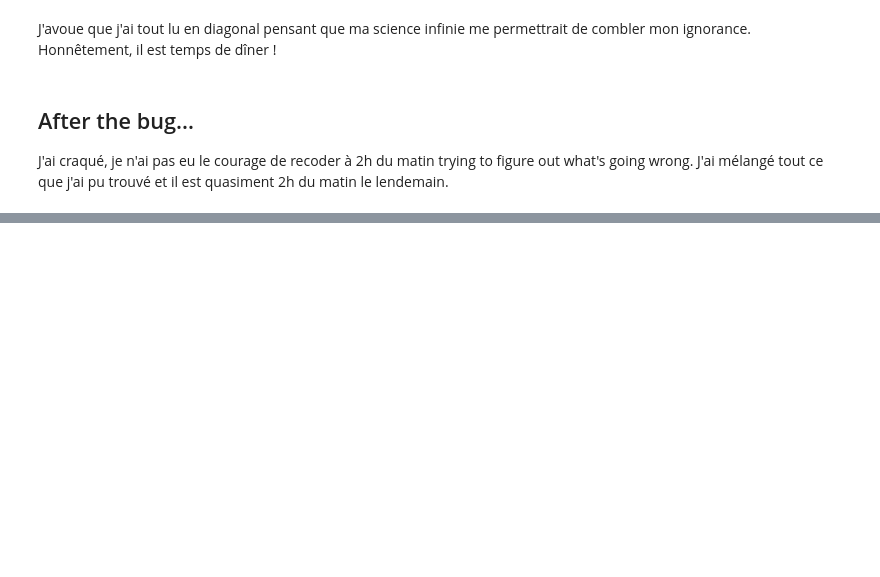
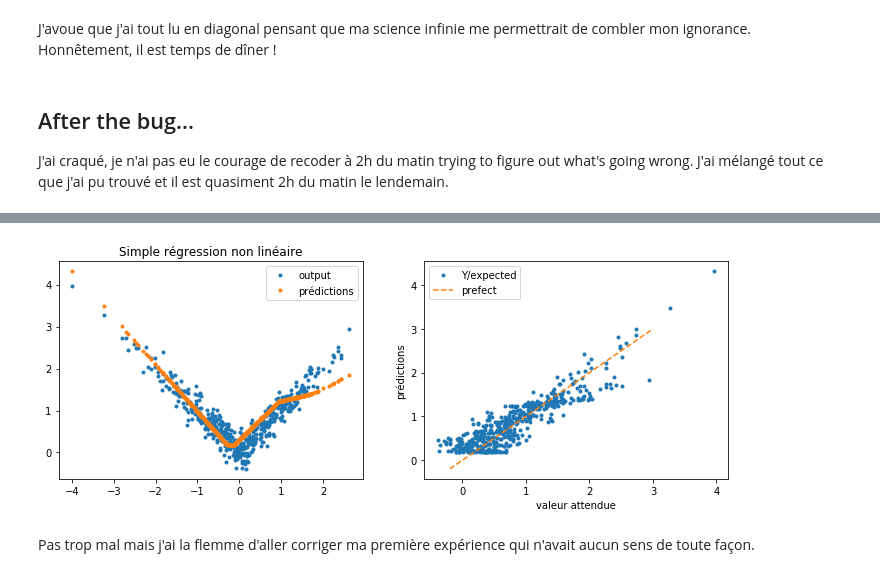
Before and after one commit to sdpython/ensae_teaching_dl, a Jupyter notebook: _doc/notebooks/101/400_backward.ipynb, the cells around one changed output, grey strips where cells are left out. Saved outputs shown, nothing was run; the diff lists cells and outputs as text; code cells hidden in the pictures; blank space fills up the shorter version.

```diff
--- a/_doc/notebooks/101/400_backward.ipynb
+++ b/_doc/notebooks/101/400_backward.ipynb
@@ -329,0 +464,17 @@ Il ne reste plus qu'à voir si cela converge.
+# %%
+predictions = model(inputs)
+# %%
+fig, ax = plt.subplots(1, 2, figsize=(12, 4))
+ax[0].plot(list(inputs[:, 0]), list(targets[:, 0]), '.', label="output")
+ax[0].plot(list(inputs[:, 0]), list(predictions[:, 0]), '.', label="prédictions")
+ax[0].legend()
+ax[0].set_title("Simple régression non linéaire")
+ax[1].plot(list(targets[:, 0]), list(predictions[:, 0]), '.', label="Y/expected")
+ax[1].set_xlabel("valeur attendue")
+ax[1].set_ylabel("prédictions")
+ax[1].plot([-0.2, 3], [-0.2, 3], '--', label="prefect")
+ax[1].legend();
+# %% [output]
+[figure, added]
+# %% [markdown]
+Pas trop mal mais j'ai la flemme d'aller corriger ma première expérience qui n'avait aucun sens de toute façon.
```
Also changed, not shown: parts of 30 cells of this notebook.
